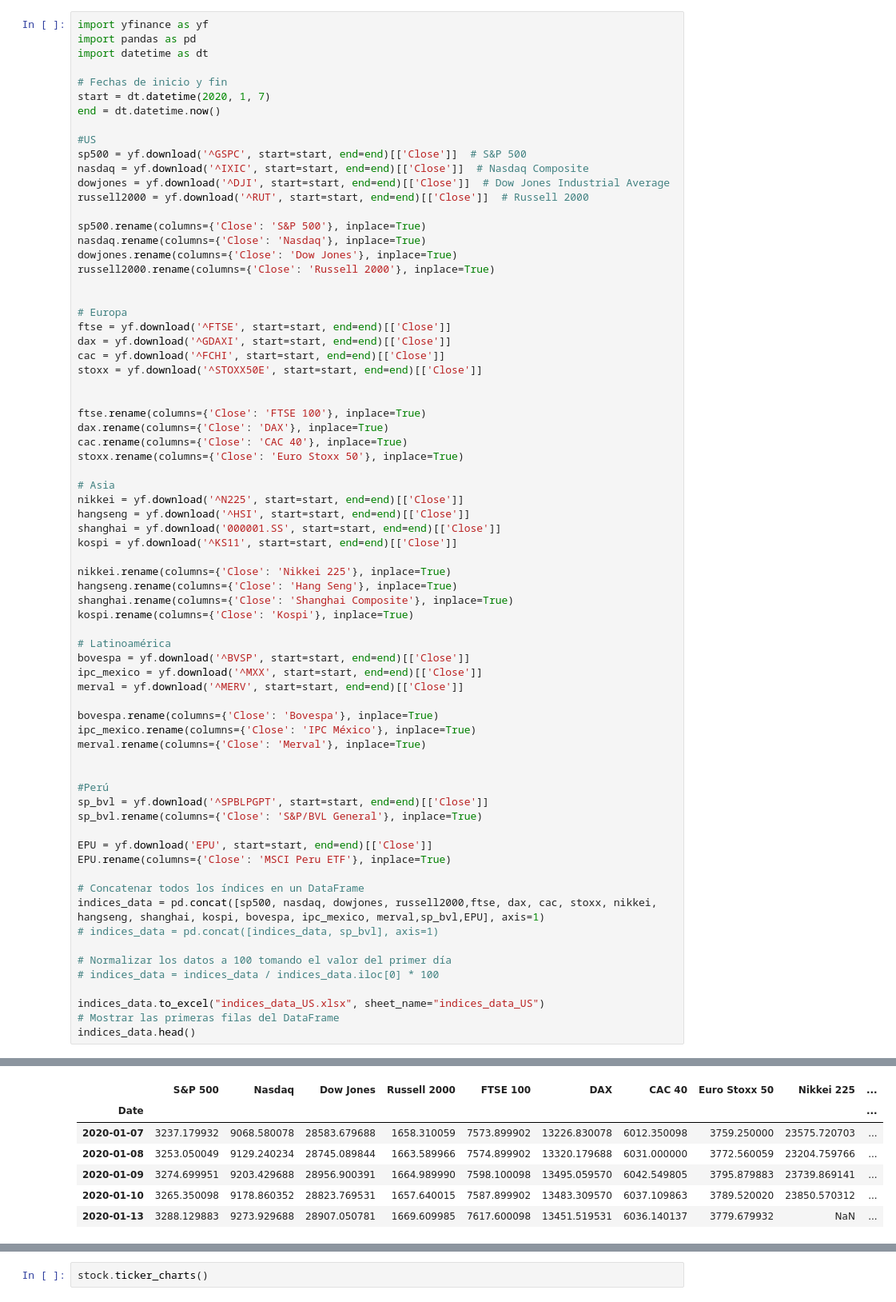
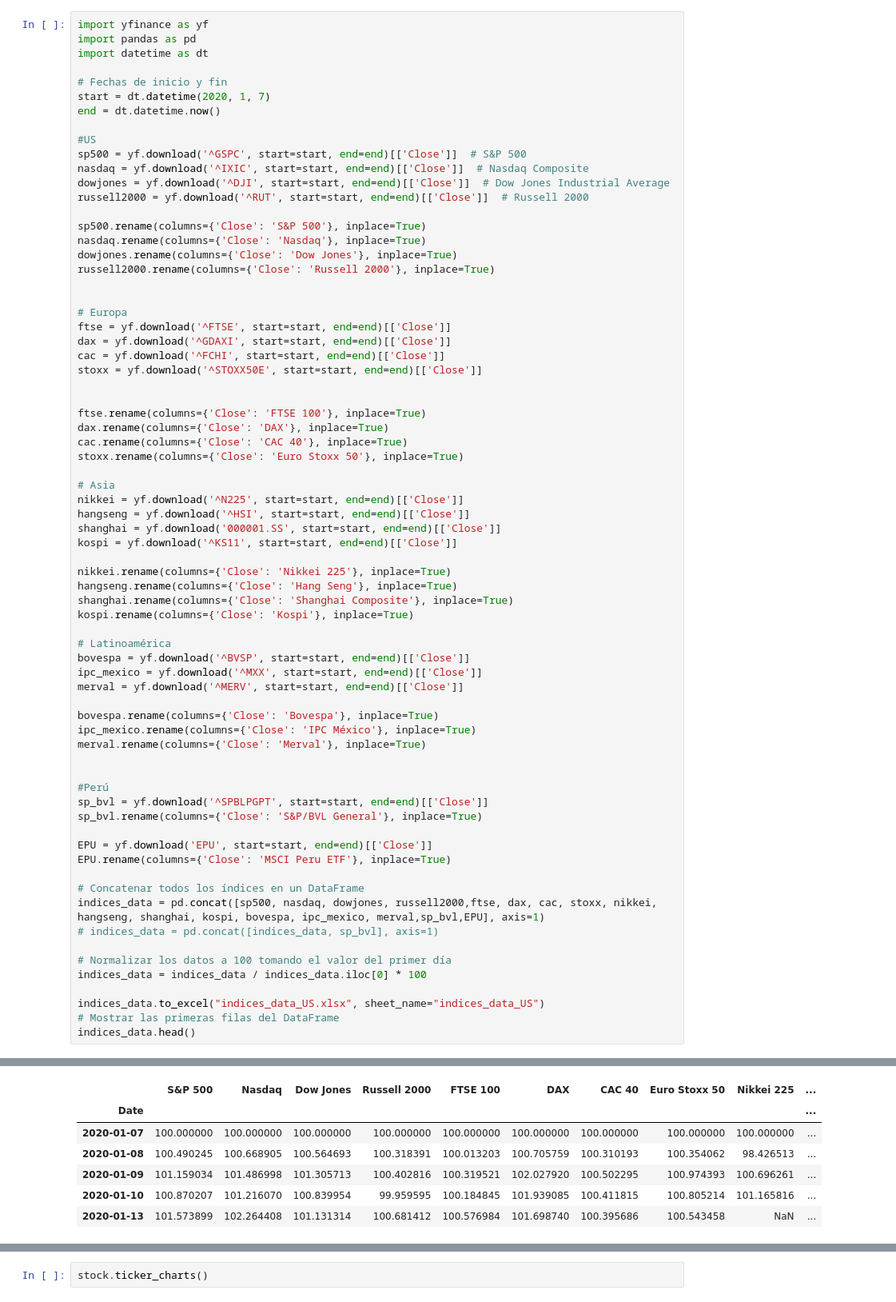
Before and after one commit to jhersoncueva/FIN_ECO, a Jupyter notebook: scrapping/Stock Data Yahoo/yahoo_spy.ipynb, the cells around one changed output, grey strips where cells are left out. Shown at 80% size. Drawn from its saved outputs; the diff is of its cells as text.

```diff
--- a/scrapping/Stock Data Yahoo/yahoo_spy.ipynb
+++ b/scrapping/Stock Data Yahoo/yahoo_spy.ipynb
@@ -110,36 +110,36 @@ EPU.rename(columns={'Close': 'MSCI Peru ETF'}, inplace=True)
 
 # Concatenar todos los índices en un DataFrame
 indices_data = pd.concat([sp500, nasdaq, dowjones, russell2000,ftse, dax, cac, stoxx, nikkei, hangseng, shanghai, kospi, bovespa, ipc_mexico, merval,sp_bvl,EPU], axis=1)
 # indices_data = pd.concat([indices_data, sp_bvl], axis=1)
 
 # Normalizar los datos a 100 tomando el valor del primer día
-# indices_data = indices_data / indices_data.iloc[0] * 100
+indices_data = indices_data / indices_data.iloc[0] * 100
 
 indices_data.to_excel("indices_data_US.xlsx", sheet_name="indices_data_US")
 # Mostrar las primeras filas del DataFrame
 indices_data.head()
 # %% [output]
 [*********************100%%**********************]  1 of 1 completed
 [*********************100%%**********************]  1 of 1 completed
 [*********************100%%**********************]  1 of 1 completed
 [*********************100%%**********************]  1 of 1 completed
 A value is trying to be set on a copy of a slice from a DataFrame
 
 See the caveats in the documentation: https://pandas.pydata.org/pandas-docs/stable/user_guide/indexing.html#returning-a-view-versus-a-copy
   russell2000.rename(columns={'Close': 'Russell 2000'}, inplace=True)
 [*********************100%%**********************]  1 of 1 completed
 [*********************100%%**********************]  1 of 1 completed
 [*********************100%%**********************]  1 of 1 completed
 [*********************100%%**********************]  1 of 1 completed
 ... (25 lines left out)
 A value is trying to be set on a copy of a slice from a DataFrame
 
 See the caveats in the documentation: https://pandas.pydata.org/pandas-docs/stable/user_guide/indexing.html#returning-a-view-versus-a-copy
   EPU.rename(columns={'Close': 'MSCI Peru ETF'}, inplace=True)
 |  | S&P 500 | Nasdaq | Dow Jones | Russell 2000 | FTSE 100 | DAX | CAC 40 | Euro Stoxx 50 | Nikkei 225 | ... |
 | Date |  |  |  |  |  |  |  |  |  | ... |
-| 2020-01-07 | 3237.179932 | 9068.580078 | 28583.679688 | 1658.310059 | 7573.899902 | 13226.830078 | 6012.350098 | 3759.250000 | 23575.720703 | ... |
-| 2020-01-08 | 3253.050049 | 9129.240234 | 28745.089844 | 1663.589966 | 7574.899902 | 13320.179688 | 6031.000000 | 3772.560059 | 23204.759766 | ... |
-| 2020-01-09 | 3274.699951 | 9203.429688 | 28956.900391 | 1664.989990 | 7598.100098 | 13495.059570 | 6042.549805 | 3795.879883 | 23739.869141 | ... |
-| 2020-01-10 | 3265.350098 | 9178.860352 | 28823.769531 | 1657.640015 | 7587.899902 | 13483.309570 | 6037.109863 | 3789.520020 | 23850.570312 | ... |
-| 2020-01-13 | 3288.129883 | 9273.929688 | 28907.050781 | 1669.609985 | 7617.600098 | 13451.519531 | 6036.140137 | 3779.679932 | NaN | ... |
+| 2020-01-07 | 100.000000 | 100.000000 | 100.000000 | 100.000000 | 100.000000 | 100.000000 | 100.000000 | 100.000000 | 100.000000 | ... |
+| 2020-01-08 | 100.490245 | 100.668905 | 100.564693 | 100.318391 | 100.013203 | 100.705759 | 100.310193 | 100.354062 | 98.426513 | ... |
+| 2020-01-09 | 101.159034 | 101.486998 | 101.305713 | 100.402816 | 100.319521 | 102.027920 | 100.502295 | 100.974393 | 100.696261 | ... |
+| 2020-01-10 | 100.870207 | 101.216070 | 100.839954 | 99.959595 | 100.184845 | 101.939085 | 100.411815 | 100.805214 | 101.165816 | ... |
+| 2020-01-13 | 101.573899 | 102.264408 | 101.131314 | 100.681412 | 100.576984 | 101.698740 | 100.395686 | 100.543458 | NaN | ... |
```
Also changed, not shown: parts of 7 cells of this notebook.
